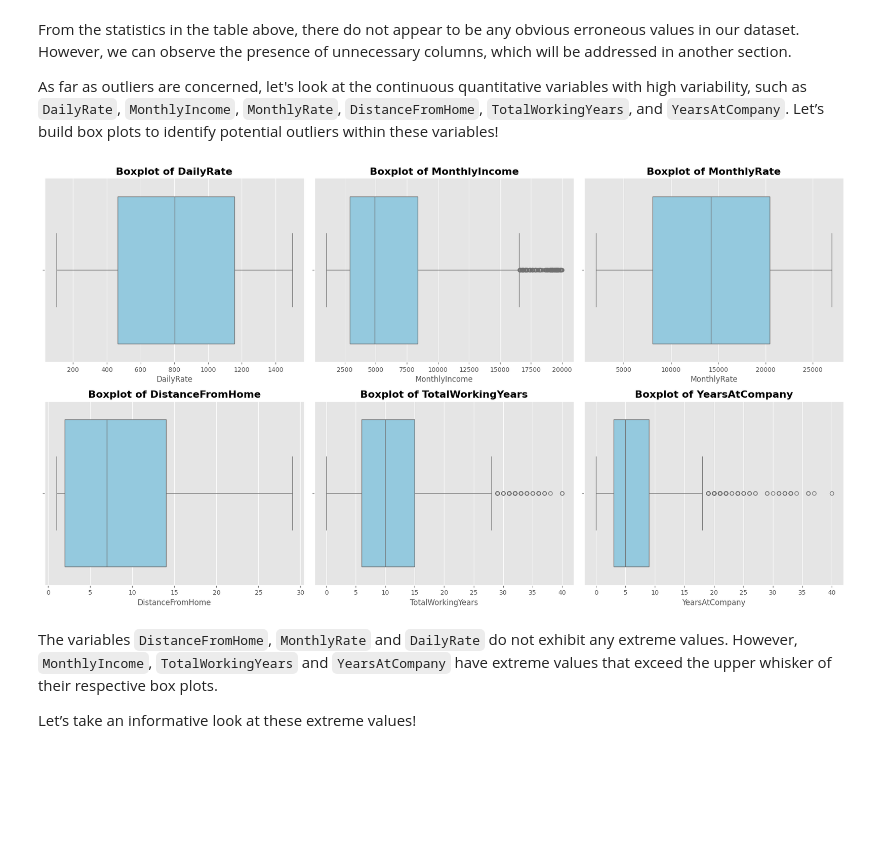
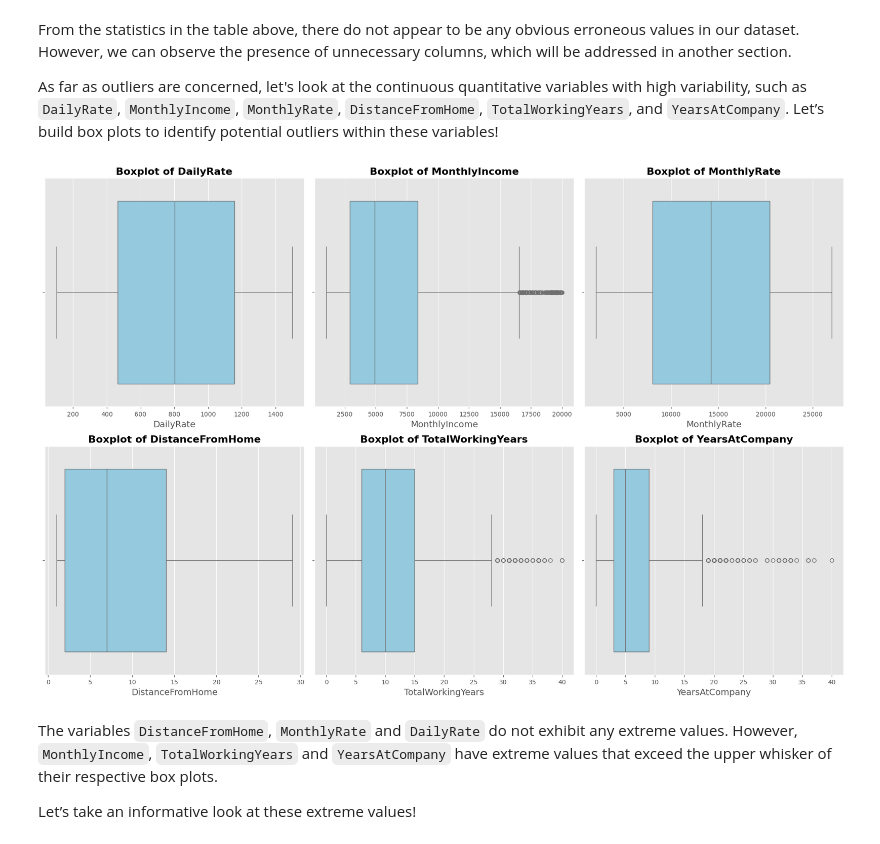
Before and after one commit to 0xArnaudR/IBM-HR-Analytics-Employee-Attrition, a Jupyter notebook: IBM_HR_Analytics_Employee_Attrition.ipynb, the cells around one changed output. Saved outputs shown, nothing was run; the diff lists cells and outputs as text; code cells hidden in the pictures; blank space fills up the shorter version.

```diff
--- a/IBM_HR_Analytics_Employee_Attrition.ipynb
+++ b/IBM_HR_Analytics_Employee_Attrition.ipynb
@@ -149,21 +149,25 @@ As far as outliers are concerned, let's look at the continuous quantitative vari
 # %%
 # List of continuous numerical variables to focus on for potential outliers
 potential_outliers = ['DailyRate','MonthlyIncome', 'MonthlyRate', 'DistanceFromHome', 'TotalWorkingYears', 'YearsAtCompany']
 
-plt.figure(figsize=(18, 10))
+plt.figure(figsize=(18, 12))
 
 # Create boxplots for each variable
 for i, var in enumerate(potential_outliers):
     plt.subplot(2, 3, i+1)
-    sns.boxplot(data=df, x=var, color='skyblue')
+    sns.boxplot(
+        data=df,
+        x=var,
+        color='skyblue'
+    )
     plt.title(f'Boxplot of {var}', fontsize=16, weight ='bold')
-    plt.xlabel(var, fontsize=12)
+    plt.xlabel(var, fontsize=14)
 
 # Show the plot
 plt.tight_layout()
 plt.show()
 # %% [output]
-[figure, old version]
+[figure, new version]
 # %% [markdown]
 The variables `DistanceFromHome`, `MonthlyRate` and `DailyRate` do not exhibit any extreme values. However, `MonthlyIncome`, `TotalWorkingYears` and `YearsAtCompany` have extreme values that exceed the upper whisker of their respective box plots.
 
```
Also changed, not shown: parts of 89 cells of this notebook.
